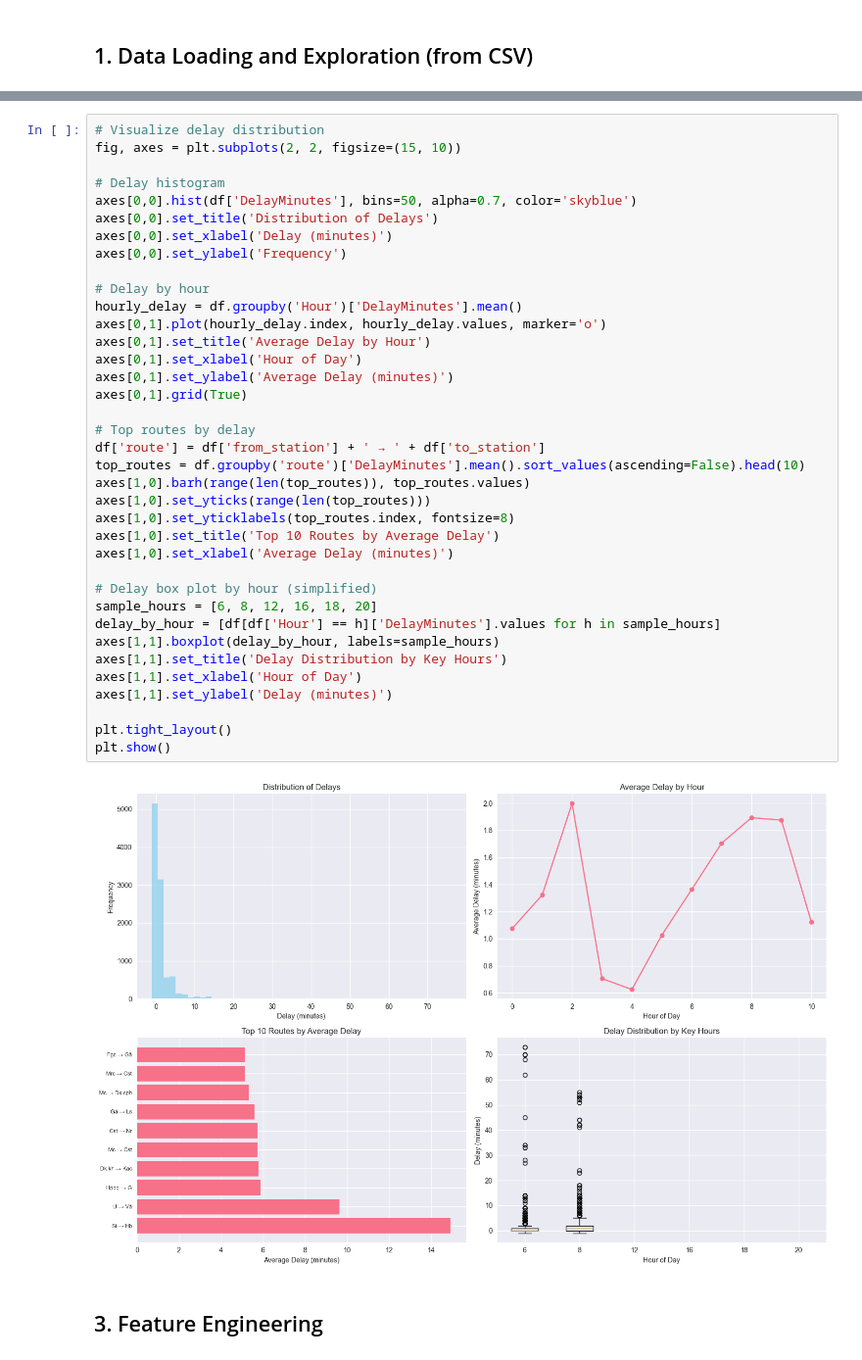
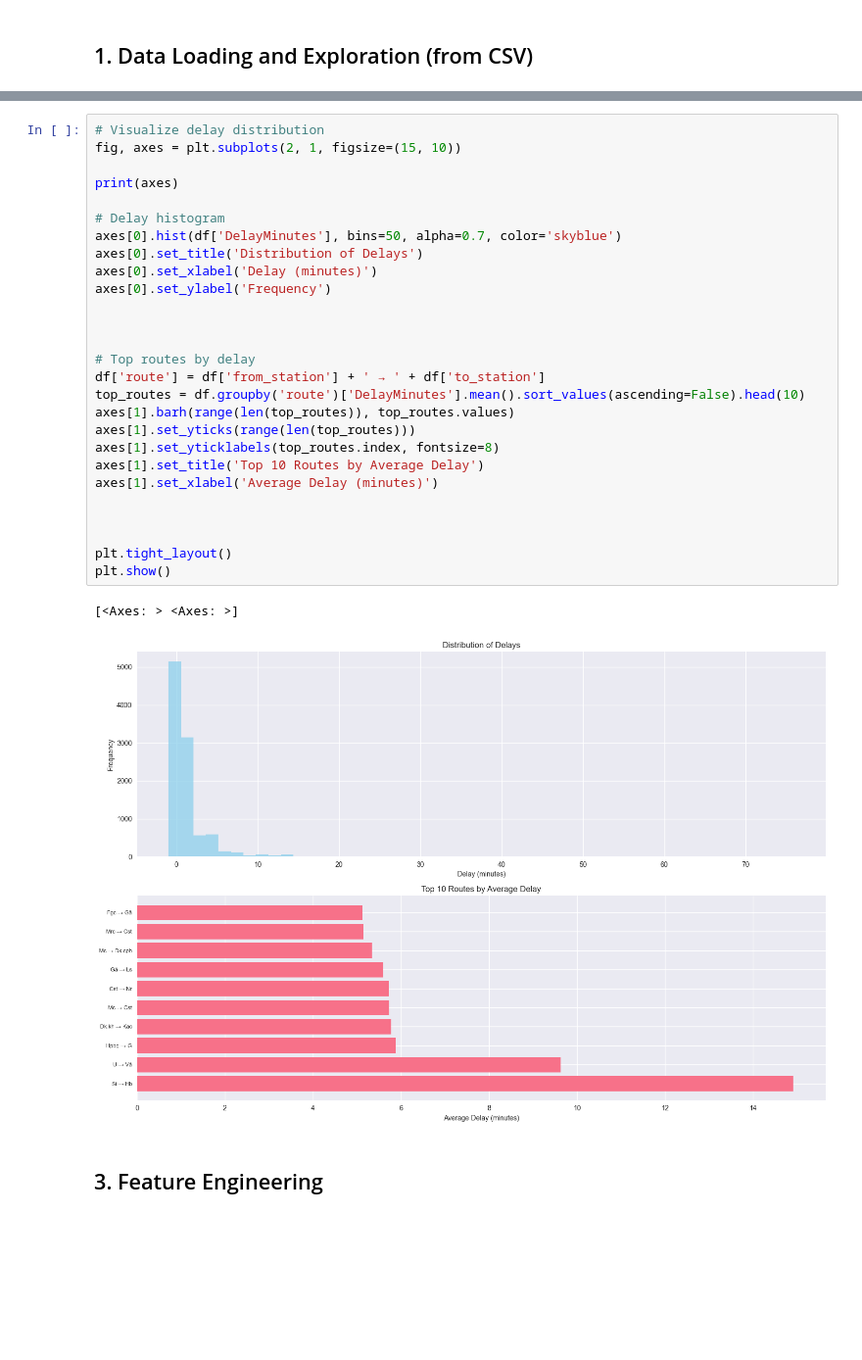
Before and after one commit to MaghsoodSalimi/STORM, a Jupyter notebook: notebooks/04_train_model_using_csv.ipynb, the cells around one changed output, grey strips where cells are left out. Shown at 98% size. Cells and saved outputs as stored; diff of their text form; blank space fills up the shorter version.

```diff
--- a/notebooks/04_train_model_using_csv.ipynb
+++ b/notebooks/04_train_model_using_csv.ipynb
@@ -116,43 +116,34 @@ max         76.00000
 Name: DelayMinutes, dtype: float64
 # %%
 # Visualize delay distribution
-fig, axes = plt.subplots(2, 2, figsize=(15, 10))
+fig, axes = plt.subplots(2, 1, figsize=(15, 10))
+
+print(axes)
 
 # Delay histogram
-axes[0,0].hist(df['DelayMinutes'], bins=50, alpha=0.7, color='skyblue')
-axes[0,0].set_title('Distribution of Delays')
-axes[0,0].set_xlabel('Delay (minutes)')
-axes[0,0].set_ylabel('Frequency')
+axes[0].hist(df['DelayMinutes'], bins=50, alpha=0.7, color='skyblue')
+axes[0].set_title('Distribution of Delays')
+axes[0].set_xlabel('Delay (minutes)')
+axes[0].set_ylabel('Frequency')
 
-# Delay by hour
-hourly_delay = df.groupby('Hour')['DelayMinutes'].mean()
-axes[0,1].plot(hourly_delay.index, hourly_delay.values, marker='o')
-axes[0,1].set_title('Average Delay by Hour')
-axes[0,1].set_xlabel('Hour of Day')
-axes[0,1].set_ylabel('Average Delay (minutes)')
-axes[0,1].grid(True)
+
 
 # Top routes by delay
 df['route'] = df['from_station'] + ' → ' + df['to_station']
 top_routes = df.groupby('route')['DelayMinutes'].mean().sort_values(ascending=False).head(10)
-axes[1,0].barh(range(len(top_routes)), top_routes.values)
-axes[1,0].set_yticks(range(len(top_routes)))
-axes[1,0].set_yticklabels(top_routes.index, fontsize=8)
-axes[1,0].set_title('Top 10 Routes by Average Delay')
-axes[1,0].set_xlabel('Average Delay (minutes)')
+axes[1].barh(range(len(top_routes)), top_routes.values)
+axes[1].set_yticks(range(len(top_routes)))
+axes[1].set_yticklabels(top_routes.index, fontsize=8)
+axes[1].set_title('Top 10 Routes by Average Delay')
+axes[1].set_xlabel('Average Delay (minutes)')
 
-# Delay box plot by hour (simplified)
-sample_hours = [6, 8, 12, 16, 18, 20]
-delay_by_hour = [df[df['Hour'] == h]['DelayMinutes'].values for h in sample_hours]
-axes[1,1].boxplot(delay_by_hour, labels=sample_hours)
-axes[1,1].set_title('Delay Distribution by Key Hours')
-axes[1,1].set_xlabel('Hour of Day')
-axes[1,1].set_ylabel('Delay (minutes)')
+
 
 plt.tight_layout()
 plt.show()
 # %% [output]
+[<Axes: > <Axes: >]
-[figure, old version]
+[figure, new version]
 # %% [markdown]
 ## 3. Feature Engineering
 # %%
```
Also changed, not shown: parts of 12 cells of this notebook.
